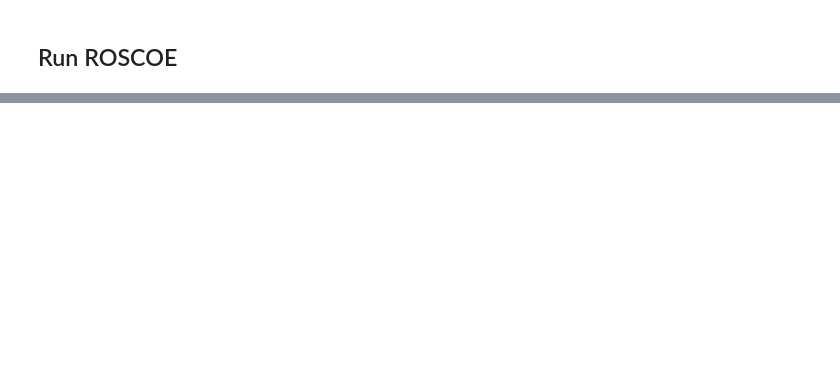
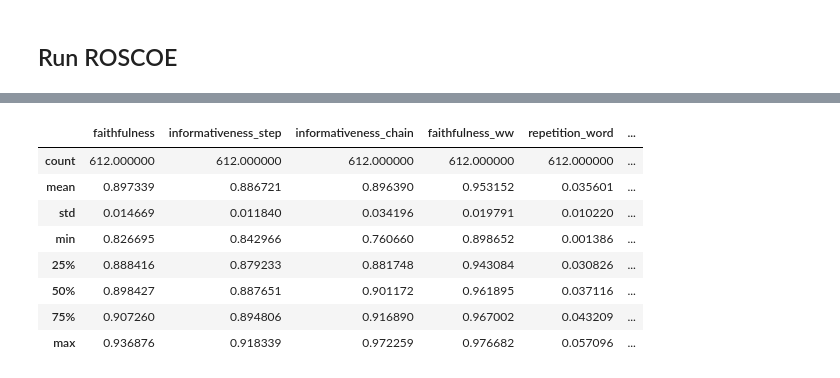
Before and after one commit to TheBlueHawk/CausalLLMs, a Jupyter notebook: roscoe_exp/roscoe_final.ipynb, the cells around one changed output, grey strips where cells are left out. Cells and saved outputs as stored; diff of their text form; code cells hidden in the pictures; blank space fills up the shorter version.

Commit message:
Add score analysis

```diff
--- a/roscoe_exp/roscoe_final.ipynb
+++ b/roscoe_exp/roscoe_final.ipynb
@@ -337,0 +363,5 @@ python projects/roscoe/roscoe.py -t sim_sce -m facebook/roscoe-512-roberta-base
+# %%
+clean_tsv('scores/roscoe-512-roberta-base/scores_cb1.tsv')
+df_scores = pd.read_table('scores/roscoe-512-roberta-base/scores_cb1.tsv', sep=' ', header=0)
+df_scores.drop(columns=['ID'], inplace=True)
+df_scores.head()
@@ -337,0 +375,13 @@ python projects/roscoe/roscoe.py -t sim_sce -m facebook/roscoe-512-roberta-base
+# %%
+# Bases stats
+df_scores.describe()
+# %% [output]
+|  | faithfulness | informativeness_step | informativeness_chain | faithfulness_ww | repetition_word | ... |
+| count | 612.000000 | 612.000000 | 612.000000 | 612.000000 | 612.000000 | ... |
+| mean | 0.897339 | 0.886721 | 0.896390 | 0.953152 | 0.035601 | ... |
+| std | 0.014669 | 0.011840 | 0.034196 | 0.019791 | 0.010220 | ... |
+| min | 0.826695 | 0.842966 | 0.760660 | 0.898652 | 0.001386 | ... |
+| 25% | 0.888416 | 0.879233 | 0.881748 | 0.943084 | 0.030826 | ... |
+| 50% | 0.898427 | 0.887651 | 0.901172 | 0.961895 | 0.037116 | ... |
+| 75% | 0.907260 | 0.894806 | 0.916890 | 0.967002 | 0.043209 | ... |
+| max | 0.936876 | 0.918339 | 0.972259 | 0.976682 | 0.057096 | ... |
```
Also changed, not shown: parts of 12 cells of this notebook, 2 other files.
